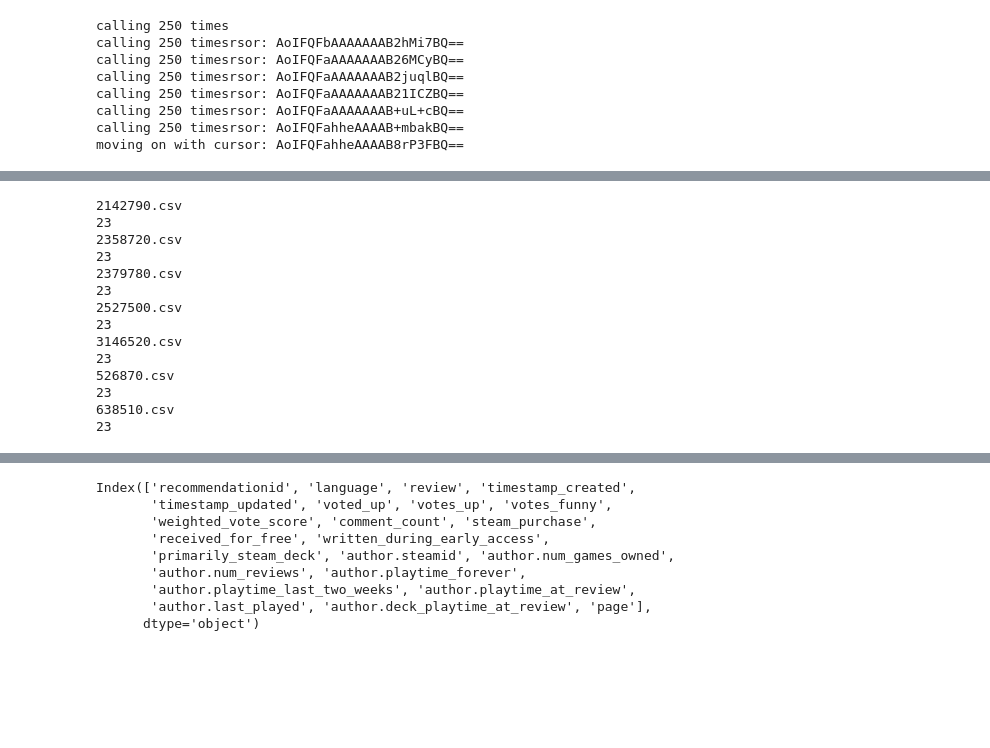
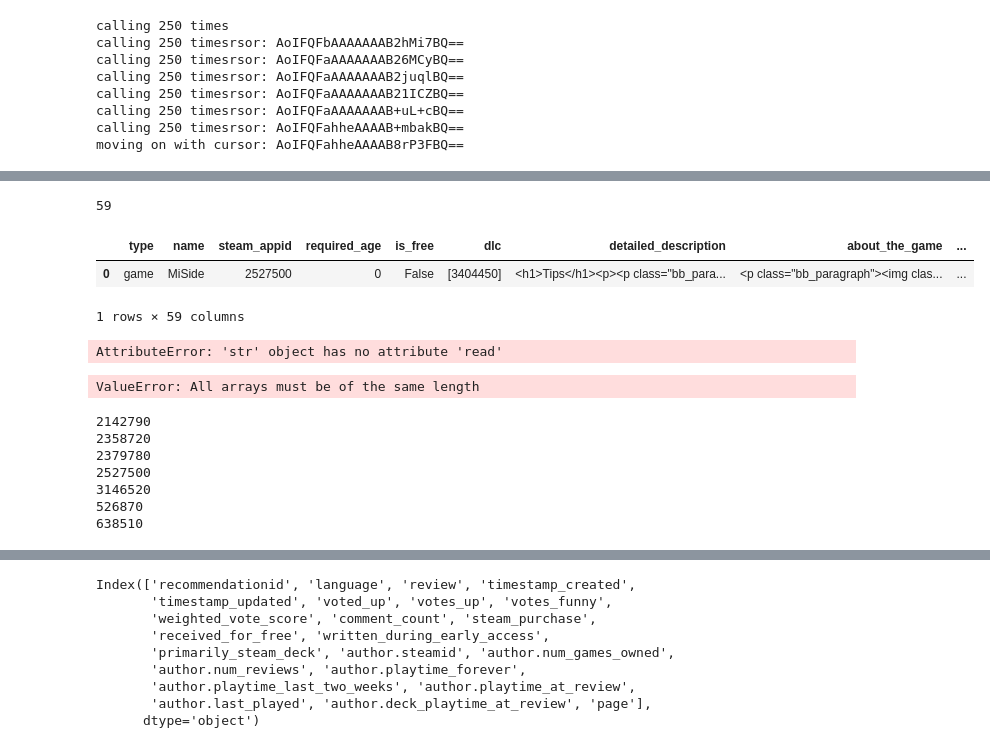
Before and after one commit to amirhamzahbmn/steamreviews, a Jupyter notebook: ingest.ipynb, the cells around one changed output, grey strips where cells are left out. Cells and saved outputs as stored; diff of their text form; code cells hidden in the pictures; blank space fills up the shorter version.

Commit message:
added function to call app details

```diff
--- a/ingest.ipynb
+++ b/ingest.ipynb
@@ -59,0 +135,5 @@ moving on with cursor: AoIFQFahheAAAAB8rP3FBQ==
+# %%
+json_file = f'./data/apps/{appid}.json'
+with open(json_file, 'r') as f:
+    json_file = json.load(f)
+    df = pd.json_normalize(json_file)
@@ -59,0 +142,8 @@ moving on with cursor: AoIFQFahheAAAAB8rP3FBQ==
+# %%
+df = pd.DataFrame(columns=list(columns))
+
+for appid in appids:
+    json_file = f'./data/apps/{appid}.json'
+    with open(json_file, 'r') as f:
+        json_file = json.load(f)
+    pd.json_normalize(json_file)
@@ -59,0 +153,6 @@ moving on with cursor: AoIFQFahheAAAAB8rP3FBQ==
+# %%
+json_file = f'./data/apps/3070070.json'
+with open(json_file, 'r') as f:
+    json_file = json.load(f)
+
+pd.json_normalize(json_file).columns.tolist()
@@ -60,3 +183,29 @@ moving on with cursor: AoIFQFahheAAAAB8rP3FBQ==
+# %%
+appid = appids[0]
+
+url = f"https://store.steampowered.com/api/appdetails?appids={appid}"
+
+# csv_file = f'./data/app/{appid}.csv'
+# file_exists = os.path.isfile(csv_file)
+response = requests.get(url=url)
+# %%
+pd.json_normalize(response.json()[str(appid)]['data']).shape[1]
+# %% [output]
+59
+# %%
+pd.json_normalize(response.json()[str(appid)]['data'])
+# %% [output]
+|  | type | name | steam_appid | required_age | is_free | dlc | detailed_description | about_the_game | ... |
+| 0 | game | MiSide | 2527500 | 0 | False | [3404450] | <h1>Tips</h1><p><p class="bb_para... | <p class="bb_paragraph"><img clas... | ... |
+1 rows × 59 columns
+# %%
+json.load('3070070.json')
+# %% [output]
+AttributeError: 'str' object has no attribute 'read'
+# %%
+pd.read_json('./data/apps/526870.json')
+# %% [output]
+ValueError: All arrays must be of the same length
 # %%
 import pathlib
 
@@ -64,21 +213,19 @@ files = [f.name for f in pathlib.Path('./data').iterdir() if f.is_file()]
 
 for file in files:
     print(file)
-    df = pd.read_csv(f'./data/{file}')
-    df.to_csv('steamreviews.csv', mode='a', header=not file_exists, index=False )
+    df = pd.read_json(f'./data//{file}')
+    # df.to_csv('steamreviews.csv', mode='a', header=not file_exists, index=False )
     print(int(df.columns.value_counts().sum()))
-# %% [output]
-2142790.csv
-23
-2358720.csv
-23
-2379780.csv
-23
-2527500.csv
-23
-3146520.csv
-23
-526870.csv
-23
-638510.csv
-23
+# %%
+files = [f.name for f in pathlib.Path('./data').iterdir() if f.is_file()]
+
+for file in files:
+    print(file.split('.')[0])
+# %% [output]
+2142790
+2358720
+2379780
+2527500
+3146520
+526870
+638510
```
Also changed, not shown: parts of 14 cells of this notebook.
